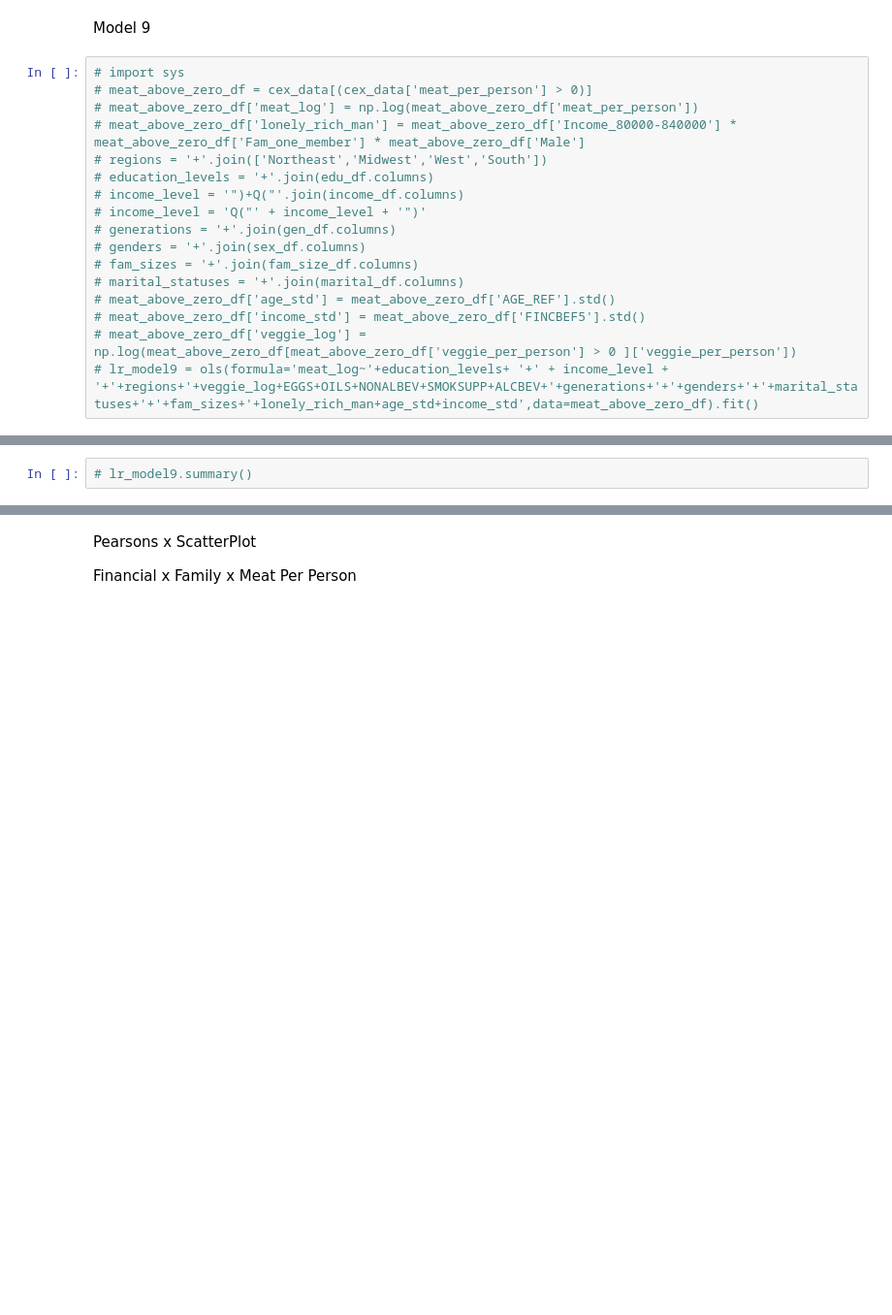
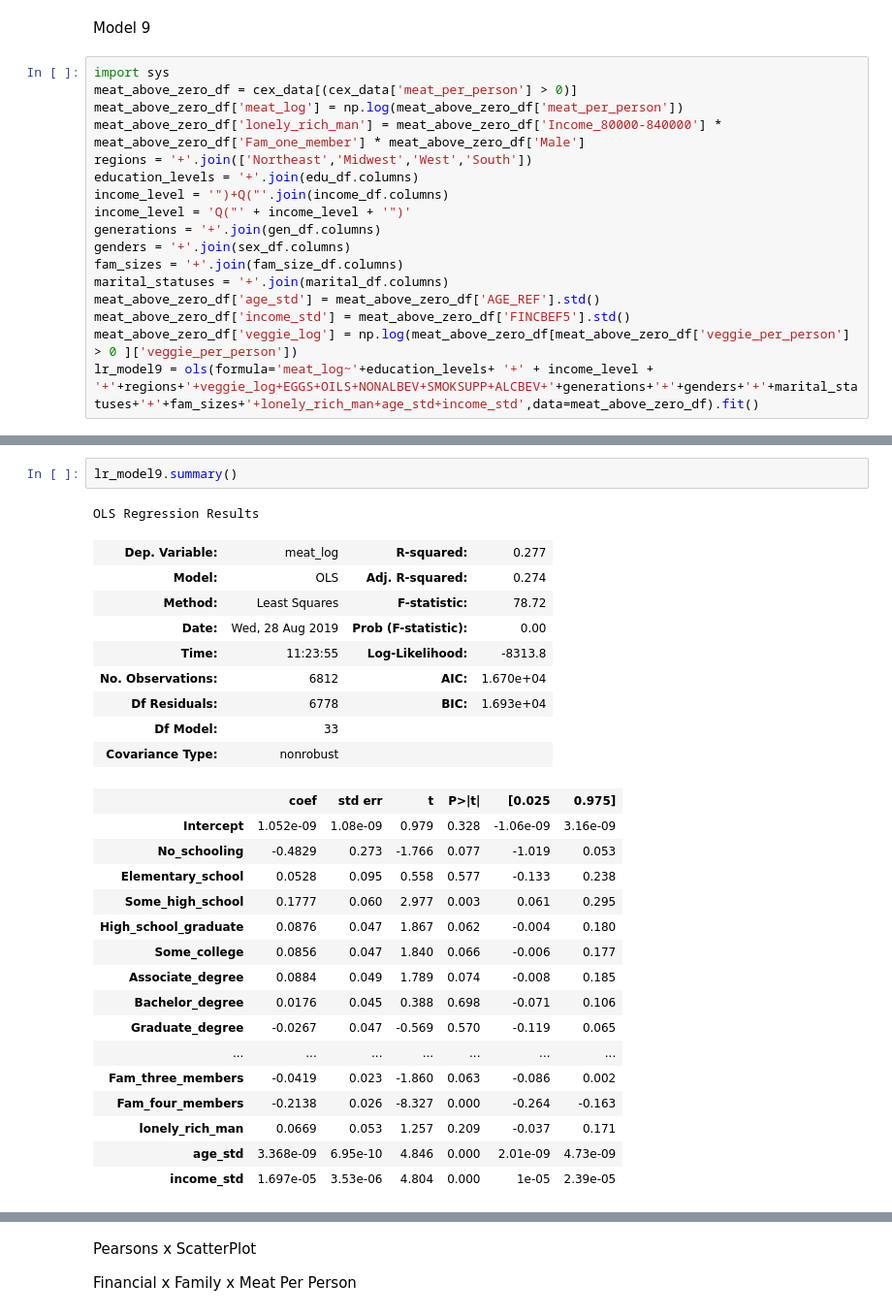
Before and after one commit to Jwdaniel34/Into_the_soyverse, a Jupyter notebook: Expenditure.ipynb, the cells around one changed output, grey strips where cells are left out. Shown: that part at 97% size. Cells and saved outputs as stored; diff of their text form; blank space fills up the shorter version.

```diff
--- a/Expenditure.ipynb
+++ b/Expenditure.ipynb
@@ -517,19 +574,19 @@ Model 8
 # %% [markdown]
 Model 9
 # %%
-# import sys
-# meat_above_zero_df = cex_data[(cex_data['meat_per_person'] > 0)]
-# meat_above_zero_df['meat_log'] = np.log(meat_above_zero_df['meat_per_person'])
-# meat_above_zero_df['lonely_rich_man'] = meat_above_zero_df['Income_80000-840000'] * meat_above_zero_df['Fam_one_member'] * meat_above_zero_df['Male']
-# regions = '+'.join(['Northeast','Midwest','West','South'])
-# education_levels = '+'.join(edu_df.columns)
-# income_level = '")+Q("'.join(income_df.columns)
-# income_level = 'Q("' + income_level + '")'
-# generations = '+'.join(gen_df.columns)
-# genders = '+'.join(sex_df.columns)
-# fam_sizes = '+'.join(fam_size_df.columns)
-# marital_statuses = '+'.join(marital_df.columns)
-# meat_above_zero_df['age_std'] = meat_above_zero_df['AGE_REF'].std()
-# meat_above_zero_df['income_std'] = meat_above_zero_df['FINCBEF5'].std()
-# meat_above_zero_df['veggie_log'] = np.log(meat_above_zero_df[meat_above_zero_df['veggie_per_person'] > 0 ]['veggie_per_person'])
-# lr_model9 = ols(formula='meat_log~'+education_levels+ '+' + income_level + '+'+regions+'+veggie_log+EGGS+OILS+NONALBEV+SMOKSUPP+ALCBEV+'+generations+'+'+genders+'+'+marital_statuses+'+'+fam_sizes+'+lonely_rich_man+age_std+income_std',data=meat_above_zero_df).fit()
+import sys
+meat_above_zero_df = cex_data[(cex_data['meat_per_person'] > 0)]
+meat_above_zero_df['meat_log'] = np.log(meat_above_zero_df['meat_per_person'])
+meat_above_zero_df['lonely_rich_man'] = meat_above_zero_df['Income_80000-840000'] * meat_above_zero_df['Fam_one_member'] * meat_above_zero_df['Male']
+regions = '+'.join(['Northeast','Midwest','West','South'])
+education_levels = '+'.join(edu_df.columns)
+income_level = '")+Q("'.join(income_df.columns)
+income_level = 'Q("' + income_level + '")'
+generations = '+'.join(gen_df.columns)
+genders = '+'.join(sex_df.columns)
+fam_sizes = '+'.join(fam_size_df.columns)
+marital_statuses = '+'.join(marital_df.columns)
+meat_above_zero_df['age_std'] = meat_above_zero_df['AGE_REF'].std()
+meat_above_zero_df['income_std'] = meat_above_zero_df['FINCBEF5'].std()
+meat_above_zero_df['veggie_log'] = np.log(meat_above_zero_df[meat_above_zero_df['veggie_per_person'] > 0 ]['veggie_per_person'])
+lr_model9 = ols(formula='meat_log~'+education_levels+ '+' + income_level + '+'+regions+'+veggie_log+EGGS+OILS+NONALBEV+SMOKSUPP+ALCBEV+'+generations+'+'+genders+'+'+marital_statuses+'+'+fam_sizes+'+lonely_rich_man+age_std+income_std',data=meat_above_zero_df).fit()
@@ -536,2 +611,29 @@ Model 9
-# %%
-# lr_model9.summary()
+# %%
+lr_model9.summary()
+# %% [output]
+OLS Regression Results
+| Dep. Variable: | meat_log | R-squared: | 0.277 |
+| Model: | OLS | Adj. R-squared: | 0.274 |
+| Method: | Least Squares | F-statistic: | 78.72 |
+| Date: | Wed, 28 Aug 2019 | Prob (F-statistic): | 0.00 |
+| Time: | 11:23:55 | Log-Likelihood: | -8313.8 |
+| No. Observations: | 6812 | AIC: | 1.670e+04 |
+| Df Residuals: | 6778 | BIC: | 1.693e+04 |
+| Df Model: | 33 |  |  |
+| Covariance Type: | nonrobust |  |  |
+|  | coef | std err | t | P>|t| | [0.025 | 0.975] |
+| Intercept | 1.052e-09 | 1.08e-09 | 0.979 | 0.328 | -1.06e-09 | 3.16e-09 |
+| No_schooling | -0.4829 | 0.273 | -1.766 | 0.077 | -1.019 | 0.053 |
+| Elementary_school | 0.0528 | 0.095 | 0.558 | 0.577 | -0.133 | 0.238 |
+| Some_high_school | 0.1777 | 0.060 | 2.977 | 0.003 | 0.061 | 0.295 |
+| High_school_graduate | 0.0876 | 0.047 | 1.867 | 0.062 | -0.004 | 0.180 |
+| Some_college | 0.0856 | 0.047 | 1.840 | 0.066 | -0.006 | 0.177 |
+| Associate_degree | 0.0884 | 0.049 | 1.789 | 0.074 | -0.008 | 0.185 |
+| Bachelor_degree | 0.0176 | 0.045 | 0.388 | 0.698 | -0.071 | 0.106 |
+| Graduate_degree | -0.0267 | 0.047 | -0.569 | 0.570 | -0.119 | 0.065 |
+| ... | ... | ... | ... | ... | ... | ... |
+| Fam_three_members | -0.0419 | 0.023 | -1.860 | 0.063 | -0.086 | 0.002 |
+| Fam_four_members | -0.2138 | 0.026 | -8.327 | 0.000 | -0.264 | -0.163 |
+| lonely_rich_man | 0.0669 | 0.053 | 1.257 | 0.209 | -0.037 | 0.171 |
+| age_std | 3.368e-09 | 6.95e-10 | 4.846 | 0.000 | 2.01e-09 | 4.73e-09 |
+| income_std | 1.697e-05 | 3.53e-06 | 4.804 | 0.000 | 1e-05 | 2.39e-05 |
```
Also changed, not shown: parts of 12 cells of this notebook, 1 other file.
